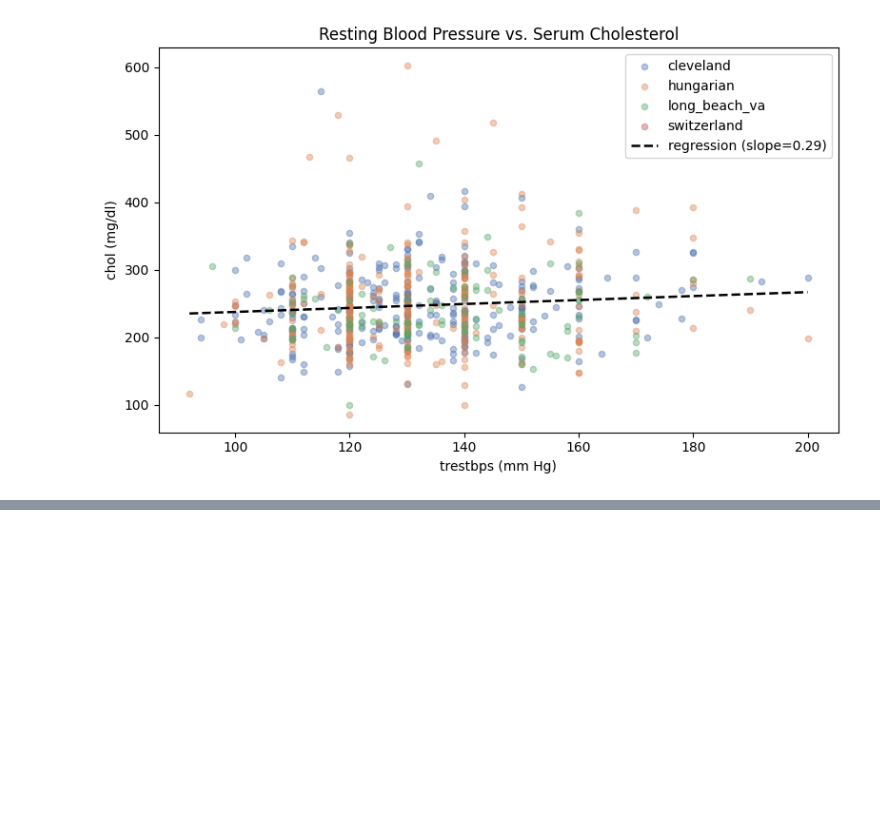
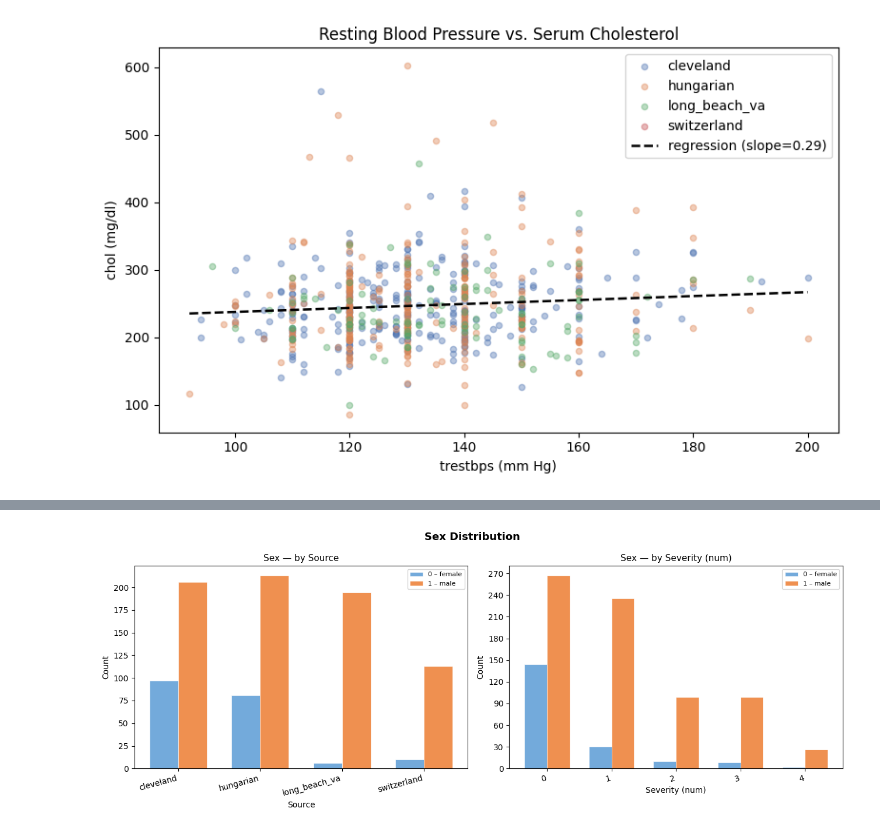
Before and after one commit to hueglij/HEA_heart_disease, a Jupyter notebook: notebooks/01_eda.ipynb, the cells around one changed output, grey strips where cells are left out. Drawn from its saved outputs; the diff is of its cells as text; code cells hidden in the pictures; blank space fills up the shorter version.

```diff
--- a/notebooks/01_eda.ipynb
+++ b/notebooks/01_eda.ipynb
@@ -340,0 +413,46 @@ plt.show()
+# %%
+# --- Categorical EDA: shared helpers and color constants ---
+
+NUM_LEVELS  = [0, 1, 2, 3, 4]
+BINARY_COLORS = ["#5B9BD5", "#ED7D31"]   # blue = 0, orange = 1
+MULTI_COLORS  = ["#4C72B0", "#DD8452", "#55A868", "#C44E52", "#8172B2", "#937860"]
+
+
+def plot_cat_by_group(ax, df, col, groupby, group_order, cat_labels, cat_colors, title, xlabel):
+    """Grouped bar chart: groups on x-axis, one bar per category value of col."""
+    sub = df[[groupby, col]].dropna()
+    cat_vals = sorted(sub[col].unique())
+    n_cats = len(cat_vals)
+    width = 0.7 / n_cats
+    x = np.arange(len(group_order))
+
+    for i, val in enumerate(cat_vals):
+        counts = [sub.loc[sub[groupby] == g, col].eq(val).sum() for g in group_order]
+        offset = (i - (n_cats - 1) / 2) * width
+        label = cat_labels.get(int(val), str(int(val)))
+        ax.bar(x + offset, counts, width=width, label=label,
+               color=cat_colors[i % len(cat_colors)], alpha=0.85,
+               edgecolor="white", linewidth=0.5)
+
+    ax.set_xticks(x)
+    ax.set_xticklabels([str(g) for g in group_order], rotation=15, ha="right")
+    ax.set_title(title, fontsize=11)
+    ax.set_xlabel(xlabel)
+    ax.set_ylabel("Count")
+    ax.yaxis.set_major_locator(ticker.MaxNLocator(integer=True))
+    ax.legend(fontsize=8)
+# %%
+# --- sex: distribution by source (left) and by severity (right) ---
+cat_labels = {0: "0 – female", 1: "1 – male"}
+
+fig, axes = plt.subplots(1, 2, figsize=(13, 5))
+plot_cat_by_group(axes[0], df, "sex", "source", SOURCES, cat_labels, BINARY_COLORS,
+                  "Sex — by Source", "Source")
+plot_cat_by_group(axes[1], df, "sex", "num", NUM_LEVELS, cat_labels, BINARY_COLORS,
+                  "Sex — by Severity (num)", "Severity (num)")
+fig.suptitle("Sex Distribution", fontsize=13, fontweight="bold")
+plt.tight_layout()
+plt.savefig("../results/figures/eda_categorical_bar_sex.png", dpi=150, bbox_inches="tight")
+plt.show()
+# %% [output]
+[figure, added]
```
Also changed, not shown: parts of 29 cells of this notebook, 23 other files.
